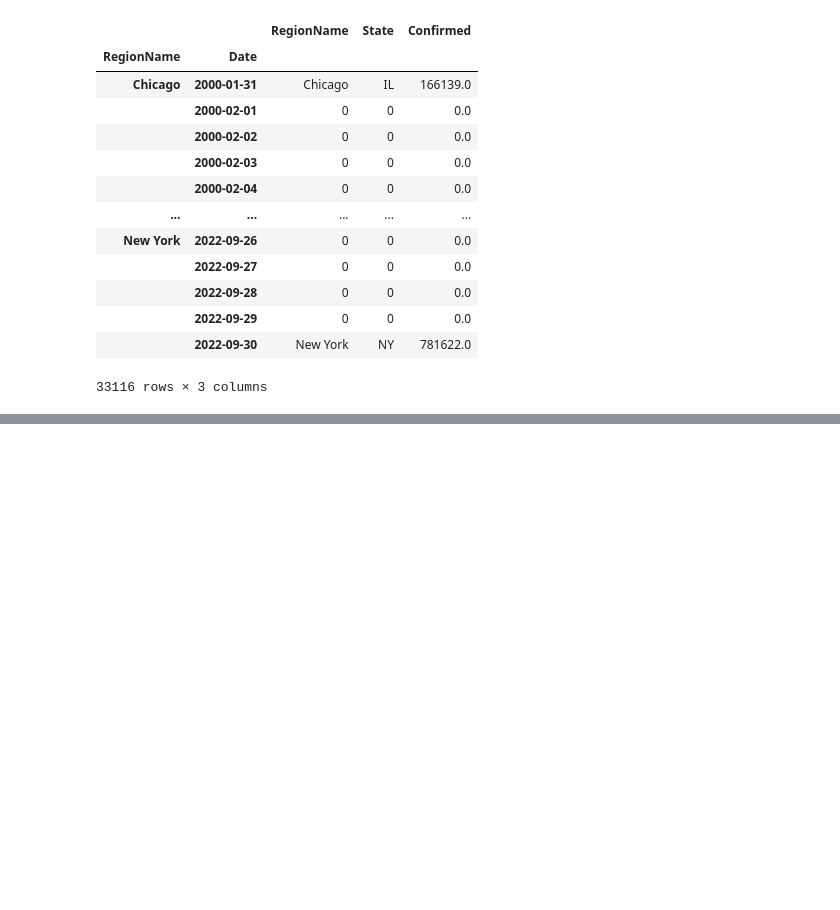
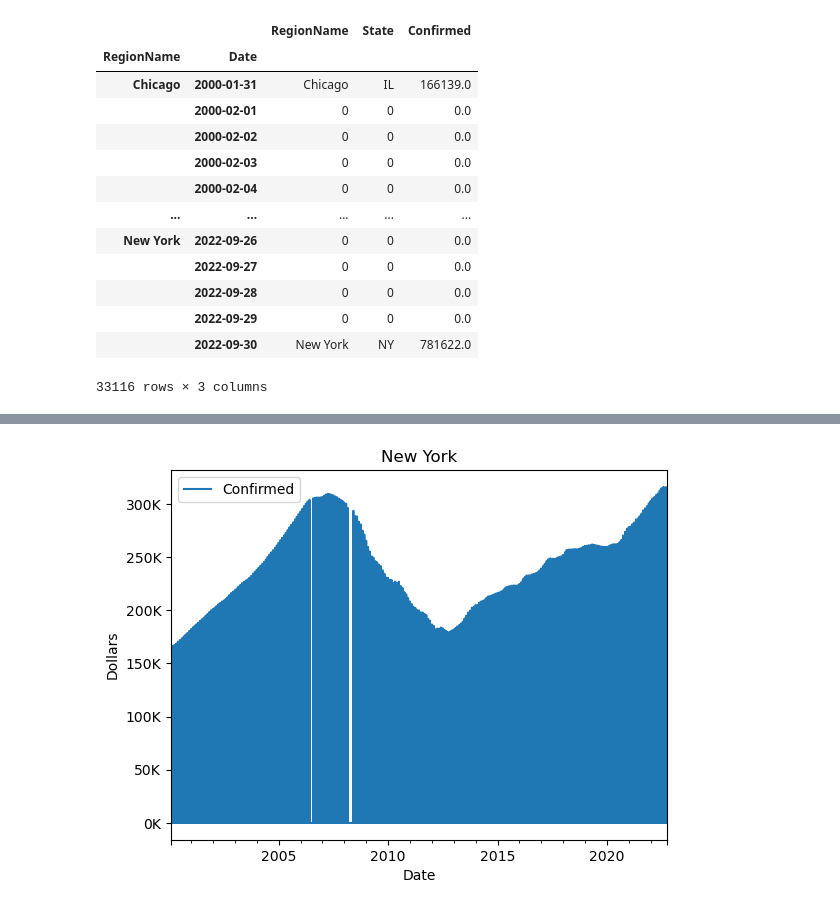
Before and after one commit to sof2401/Data-Visualization, a Jupyter notebook: Preparing Time Series from Wide-Form Data (Core).ipynb, the cells around one changed output, grey strips where cells are left out. Cells and saved outputs as stored; diff of their text form; code cells hidden in the pictures; blank space fills up the shorter version.

```diff
--- a/Preparing Time Series from Wide-Form Data (Core).ipynb
+++ b/Preparing Time Series from Wide-Form Data (Core).ipynb
@@ -168,2 +174,10 @@ ax.yaxis.set_major_formatter(fmt_thous)
 # %%
-ax= unstacked.plot()
+ny_ts = df_ts.loc['New York'].copy()
+ax = chicago_ts.plot()
+ax.set_title('New York')
+ax.set_ylabel('Dollars')
+
+ax.yaxis.set_major_formatter(fmt_mill)
+ax.yaxis.set_major_formatter(fmt_thous)
+# %% [output]
+[figure, added]
```
Also changed, not shown: parts of 3 cells of this notebook.
